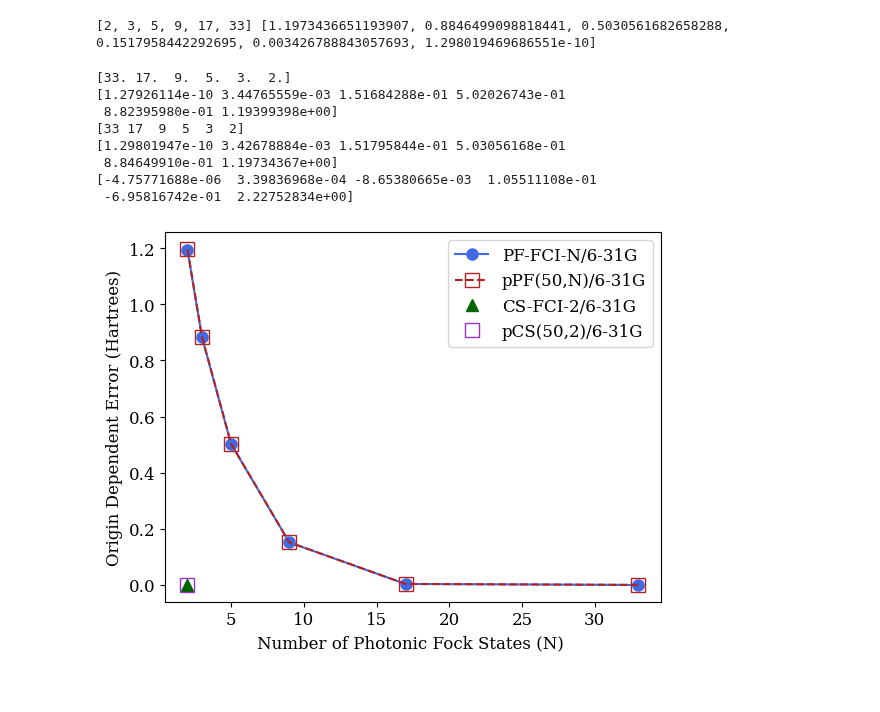
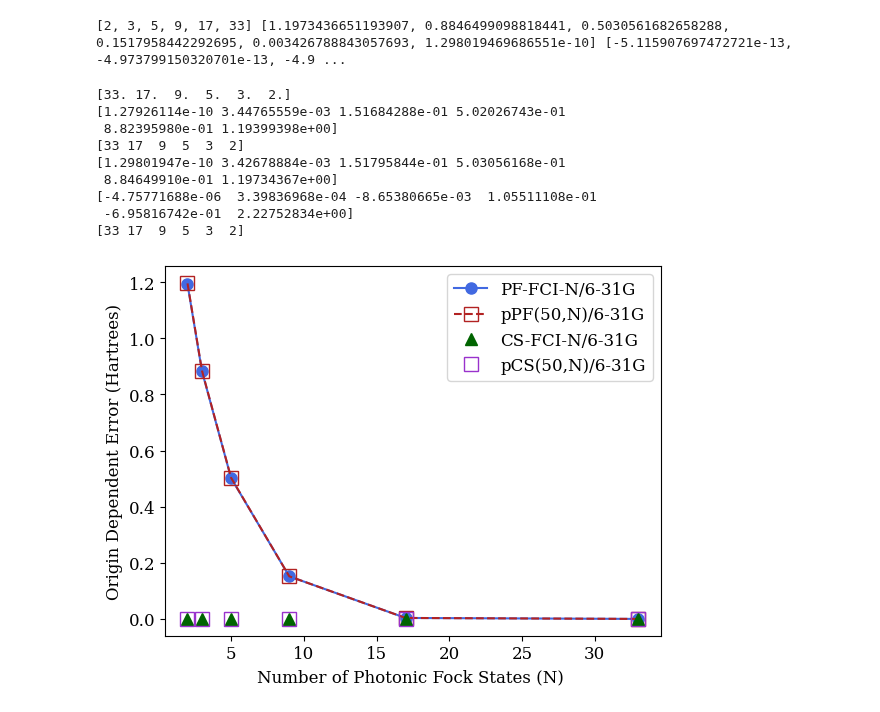
Before and after one commit to boss-bee/data_repository, a Jupyter notebook: json_scripts/OH_minus_origin_dep_PCQED_vs_QEDCI-2.ipynb, the cells around one changed output. Saved outputs shown, nothing was run; the diff lists cells and outputs as text; code cells hidden in the pictures.

```diff
--- a/json_scripts/OH_minus_origin_dep_PCQED_vs_QEDCI-2.ipynb
+++ b/json_scripts/OH_minus_origin_dep_PCQED_vs_QEDCI-2.ipynb
@@ -35,9 +92,10 @@ pcqed_data = json.load(open(pcqed_filenames[2]))
 # %%
-photon_count = pcqed_data["model"]['number_of_photon_states']
-pcqed_errors = pcqed_data["origin_dependent_error"]
-print(photon_count, pcqed_errors)
+photon_count = pcqed_cs_data["model"]["number_of_photon_states"]
+pcqed_pn_errors = pcqed_pn_data["origin_dependent_error"]
+pcqed_cs_errors = pcqed_cs_data["origin_dependent_error"]
+print(photon_count, pcqed_pn_errors, pcqed_cs_errors)
 # %% [output]
-[2, 3, 5, 9, 17, 33] [1.1973436651193907, 0.8846499098818441, 0.5030561682658288, 0.1517958442292695, 0.003426788843057693, 1.298019469686551e-10]
+[2, 3, 5, 9, 17, 33] [1.1973436651193907, 0.8846499098818441, 0.5030561682658288, 0.1517958442292695, 0.003426788843057693, 1.298019469686551e-10] [-5.115907697472721e-13, -4.973799150320701e-13, -4.9 ...
 # %%
 
 # create numpy array to hold the number of photonic fock states
@@ -45,7 +103,7 @@ pn = np.zeros(n_files)
 # create numpy array to hold the displacement error
 er = np.zeros(n_files)
 
-# loop over json files
+# loop over pfci json files
 ctr = 0
 for f in pfci_filenames:
     # load json file
@@ -61,6 +119,21 @@ for f in pfci_filenames:
     # increment counter
     ctr += 1
 
+# loop over csfci json files
+ctr = 0
+
+# create numpy array to hold the displacement error
+cs_er = np.zeros(n_files)
+for f in csfci_filenames:
+    # load json file
+    data = json.load(open(f))
+    # get data field with origin dependent error
+    error = data["origin_dependent_error"]
+    # store error to numpy array
+    cs_er[ctr] = error
+    # increment counter
+    ctr += 1
+
 # find indices sorted from lowest to highest photonic fock state numbers
 idx = np.flip(np.argsort(pn))
 
@@ -68,12 +141,14 @@ idx = np.flip(np.argsort(pn))
 x_pfci = pn[idx]
 y_pfci = er[idx]
 
-x_pcqed = np.flip(np.array(photon_count))
-y_pcqed = np.flip(np.array(pcqed_errors))
+x_pcqed_pn = np.flip(np.array(photon_count))
+y_pcqed_pn = np.flip(np.array(pcqed_pn_errors))
 
 
-x_csci = [x_pfci[5]]
-y_csci = [4.405364961712621e-13]
+x_pcqed_cs = np.flip(np.array(photon_count))
+y_pcqed_cs= np.flip(np.array(pcqed_cs_errors))
+
+y_csfci = np.flip(np.array(cs_er))
 
 #N_p = np.array([3, 5, 7, 9, 11, 13, 15, 17, 33])
 #error = np.array([0.8846499098818299,0.5030561682658288,0.28350180325411145,0.15179584422928372,0.0744678498403033,0.03215178125074658,0.011680933216794642,0.0034267888430434823,1.298161578233703e-10])
@@ -82,7 +157,7 @@ y_csci = [4.405364961712621e-13]
 
 coef_pfci = np.polyfit(x_pfci, y_pfci, 5)
 
-coef_pcqed = np.polyfit(x_pcqed, y_pcqed, 5)
+coef_pcqed = np.polyfit(x_pcqed_pn, y_pcqed_pn, 5)
 
 def poly_eval(x_vals, a_vals, order):
     """ Function to evaluate a polynomial  or order 2, 3, or 4 from np.polyfit
@@ -111,8 +186,8 @@ def poly_eval(x_vals, a_vals, order):
 # %%
 print(x_pfci)
 print(y_pfci)
-print(x_pcqed)
-print(y_pcqed)
+print(x_pcqed_pn)
+print(y_pcqed_pn)
 
 print(coef_pfci)
 # %% [output]
@@ -124,31 +199,32 @@ print(coef_pfci)
  8.84649910e-01 1.19734367e+00]
 [-4.75771688e-06  3.39836968e-04 -8.65380665e-03  1.05511108e-01
  -6.95816742e-01  2.22752834e+00]
+[33 17  9  5  3  2]
 # %%
 # pfit_pcqed = np.poly1d(pcqed_pfit)
 # x_val = np.linspace(min(N_p), max(N_p), 9)
 # y_val = pfit_pcqed(x_val)
 
 
 COLOUR1 = "firebrick"
 COLOUR2 = "darkgreen"
 COLOUR3 = "royalblue"
 COLOUR4 = "rebeccapurple"
 COLOUR5 = 'darkorchid'
 COLOUR6 = 'olivedrab'
 
 fit_pfci = poly_eval(x_pfci, coef_pfci, 5)
-fit_pcqed = poly_eval(x_pcqed, coef_pcqed, 5)
+fit_pcqed = poly_eval(x_pcqed_pn, coef_pcqed, 5)
 
 plt.plot(x_pfci, y_pfci, color=COLOUR3, marker="o",  ms="8", label="PF-FCI-N/6-31G" )
-plt.plot(x_pcqed,y_pcqed, color=COLOUR1,marker="s",  ms="10", mfc="none", linestyle="dashed", label="pPF(50,N)/6-31G" )
-plt.plot(x_csci, y_csci, color=COLOUR2, linestyle="none", marker="^",  ms="8", label="CS-FCI-2/6-31G")
-plt.plot(x_csci, y_csci, color=COLOUR5, linestyle="none", marker="s",  ms="10", mfc="none", label="pCS(50,2)/6-31G")
+plt.plot(x_pcqed_pn, y_pcqed_pn, color=COLOUR1,marker="s",  ms="10", mfc="none", linestyle="dashed", label="pPF(50,N)/6-31G" )
+plt.plot(x_pcqed_pn, y_csfci, color=COLOUR2, linestyle="none", marker="^",  ms="8", label="CS-FCI-N/6-31G")
+plt.plot(x_pcqed_pn, y_pcqed_cs, color=COLOUR5, linestyle="none", marker="s",  ms="10", mfc="none", label="pCS(50,N)/6-31G")
 # plt.yscale("log")
 plt.legend()
 plt.xlabel("Number of Photonic Fock States (N) ")
 plt.ylabel("Origin Dependent Error (Hartrees)")
 plt.savefig("OH_minus_error_origin_dep.png", dpi=250)
 plt.show()
 # %% [output]
-[figure, old version]
+[figure, new version]
```
Also changed, not shown: parts of 4 cells of this notebook, 11 other files.
